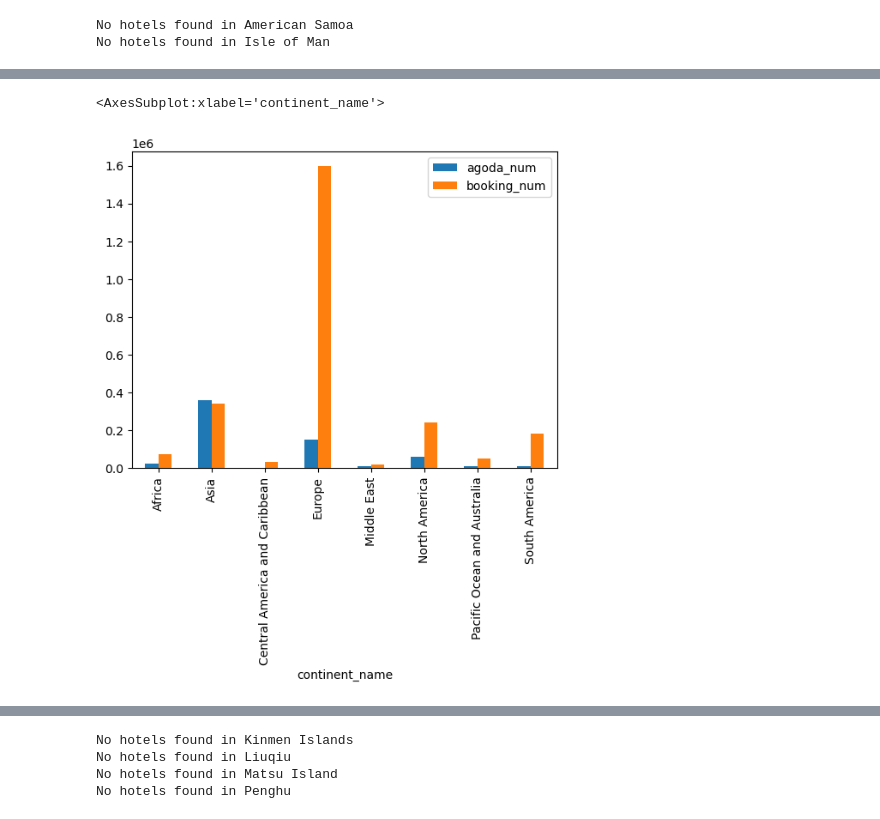
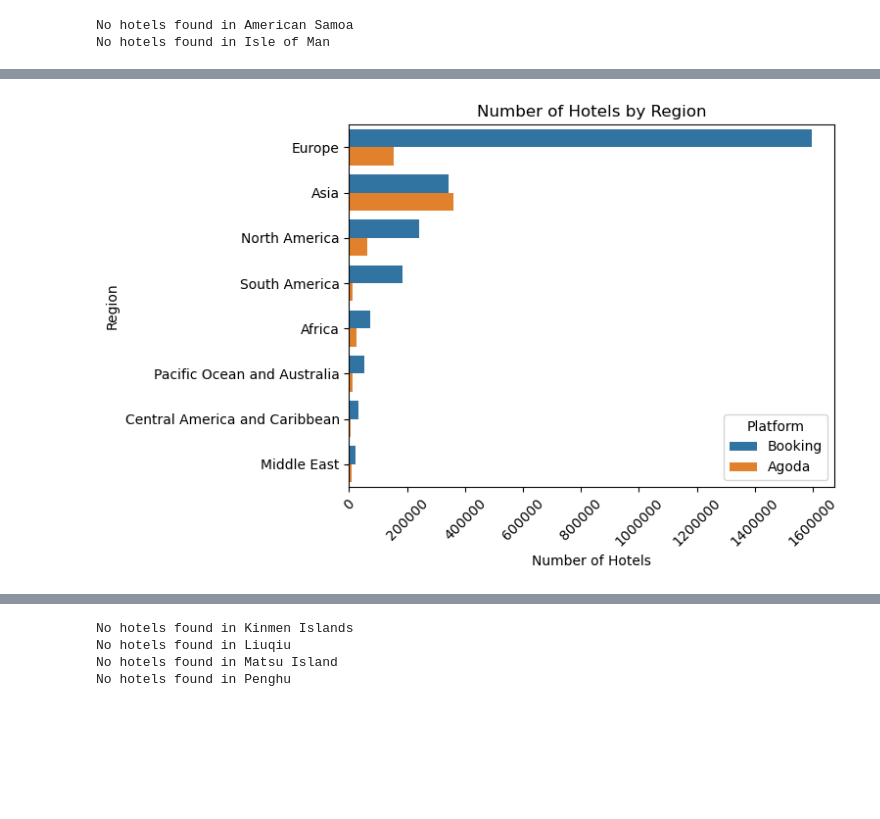
Before and after one commit to sborto86/project-II-pipelines, a Jupyter notebook: enriching-and-cleaning.ipynb, the cells around one changed output, grey strips where cells are left out. Saved outputs shown, nothing was run; the diff lists cells and outputs as text; code cells hidden in the pictures; blank space fills up the shorter version.

```diff
--- a/enriching-and-cleaning.ipynb
+++ b/enriching-and-cleaning.ipynb
@@ -70,5 +80,18 @@ plt.show()
 # %%
-hotel_country.groupby("continent_name")[['agoda_num','booking_num']].sum().plot.bar()
+# Groupping data by region
+regions = hotel_country.groupby("continent_name")[['agoda_num','booking_num']].sum()
+#Creating a new column region
+regions["Region"] = list(regions.index)
+#Renaming columns
+regions = regions.rename(columns={"agoda_num": "Agoda", "booking_num": "Booking"})
+regions = regions.sort_values(by='Booking', ascending=False)
+#Flattering table for plotting "each platform will generate a new row"
+regions2 = pd.melt(regions, id_vars=["Region"], value_name="Number of Hotels")
+# Plotting data
+regions2 = regions2.rename(columns={"variable":"Platform"})
+regions_graph=sns.barplot(data=regions2, x="Number of Hotels", y="Region", hue="Platform", hue_order= ["Booking", "Agoda"])
+plt.xticks(rotation=45)
+regions_graph.set(title = 'Number of Hotels by Region')
+plt.ticklabel_format(style='plain', axis='x')
 # %% [output]
-<AxesSubplot:xlabel='continent_name'>
-[figure, old version]
+[figure, new version]
```
Also changed, not shown: parts of 24 cells of this notebook.
